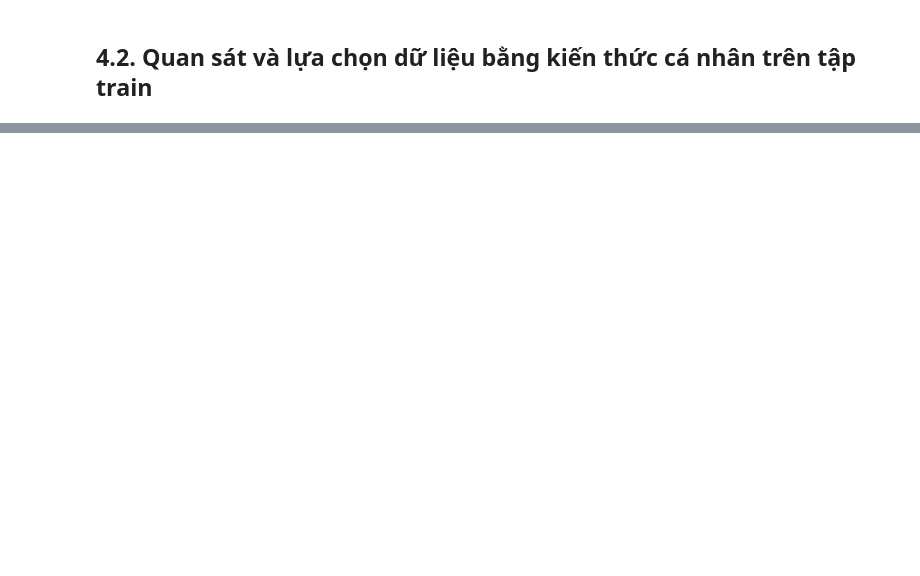
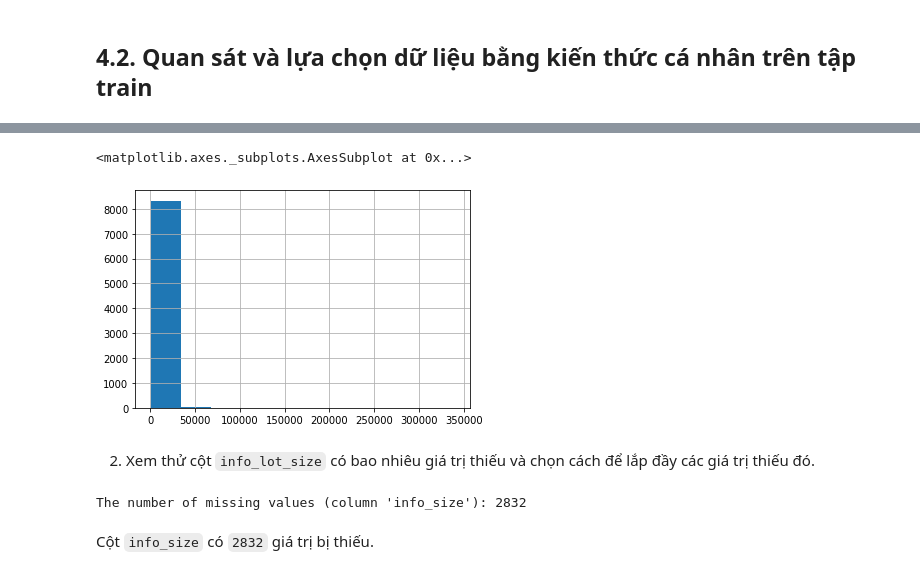
Before and after one commit to dpnam/DS-Final-Project, a Jupyter notebook: real-estate-California/HousePrice_California.ipynb, the cells around one changed output, grey strips where cells are left out. Saved outputs shown, nothing was run; the diff lists cells and outputs as text; code cells hidden in the pictures; blank space fills up the shorter version.

```diff
--- a/real-estate-California/HousePrice_California.ipynb
+++ b/real-estate-California/HousePrice_California.ipynb
@@ -959,0 +1115,14 @@ data_df["info_sold_price"].describe()
+# %%
+train_X_df.info_size.hist()
+# %% [output]
+<matplotlib.axes._subplots.AxesSubplot at 0x...>
+[figure, added]
+# %% [markdown]
+2. Xem thử cột `info_lot_size` có bao nhiêu giá trị thiếu và chọn cách để lắp đầy các giá trị thiếu đó.
+# %%
+num_miss_lot_size= train_X_df.shape[0] - len(train_X_df[pd.notnull(train_X_df.info_lot_size)])
+print("The number of missing values (column 'info_size'): " + str(num_miss_lot_size))
+# %% [output]
+The number of missing values (column 'info_size'): 2832
+# %% [markdown]
+Cột `info_size` có `2832` giá trị bị thiếu.
```
Also changed, not shown: parts of 190 cells of this notebook, 3 other files.
